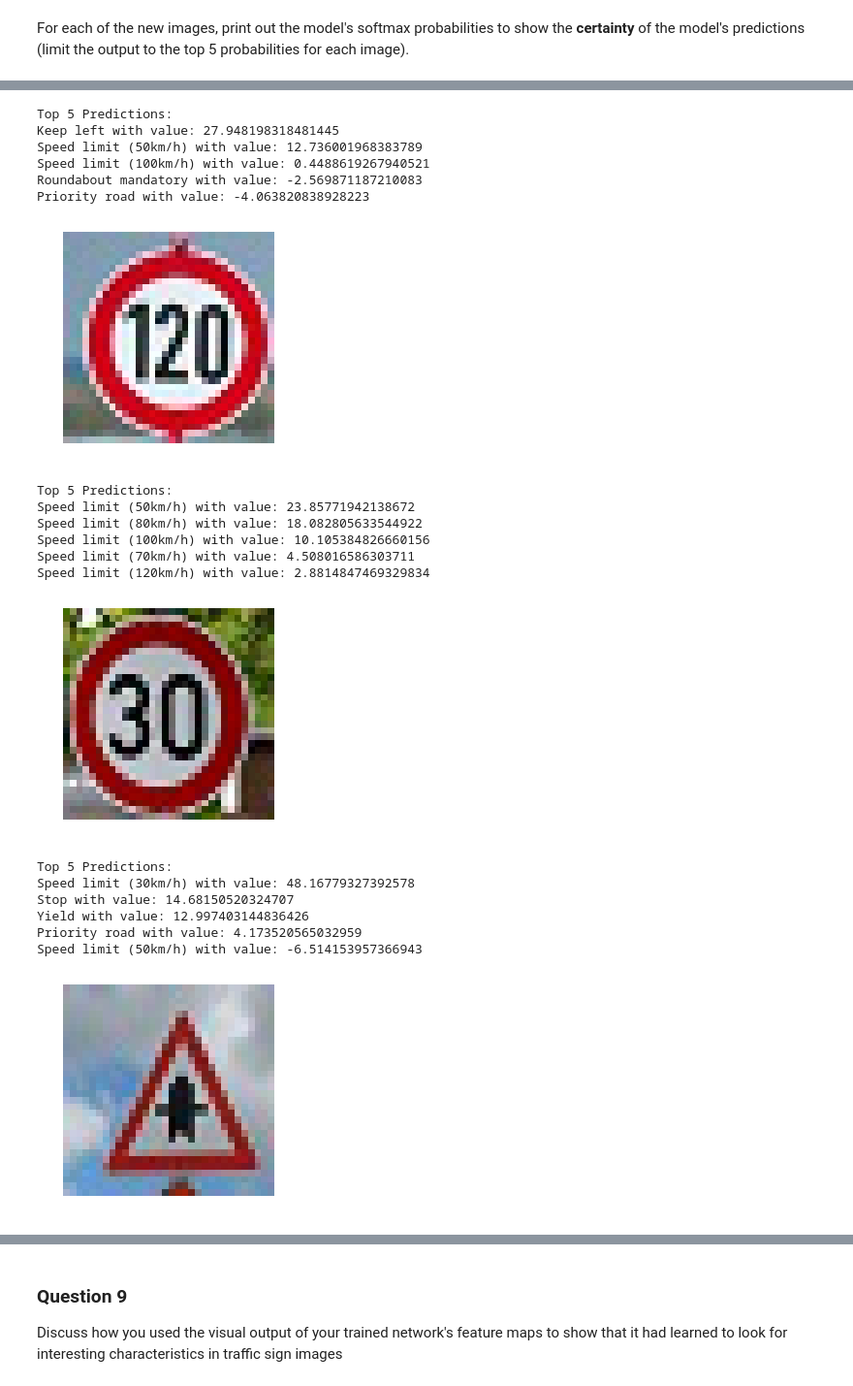
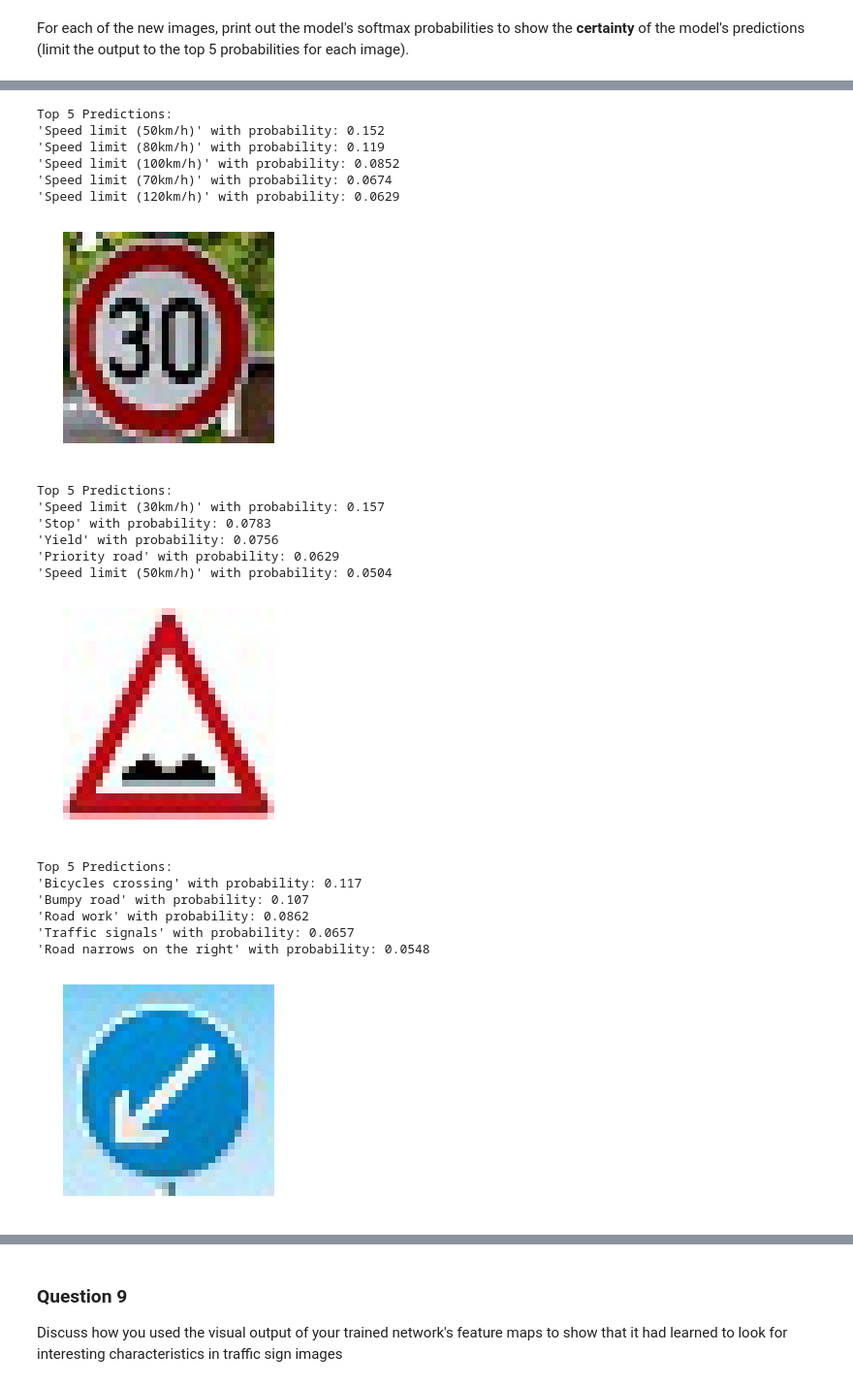
Before and after one commit to AryanJ-NYC/CarND-Traffic-Sign-Classifier-Project, a Jupyter notebook: Traffic_Sign_Classifier.ipynb, the cells around one changed output, grey strips where cells are left out. Shown at 97% size. Cells and saved outputs as stored; diff of their text form; code cells hidden in the pictures.

```diff
--- a/Traffic_Sign_Classifier.ipynb
+++ b/Traffic_Sign_Classifier.ipynb
@@ -456,12 +446,12 @@ BUMPY_ROAD = 22
 KEEP_LEFT = 39
 
 y_images = [
-    KEEP_LEFT,
     SPEED_LIMIT_120,
     SPEED_LIMIT_30,
-    RIGHT_OF_WAY,
+    BUMPY_ROAD,
+    KEEP_LEFT,
     NO_ENTRY,
-    BUMPY_ROAD
+    RIGHT_OF_WAY
 ]
 
 label_map = pd.read_csv('./signnames.csv')
@@ -534,19 +524,22 @@ The model is 66.67% accurate.
 For each of the new images, print out the model's softmax probabilities to show the **certainty** of the model's predictions (limit the output to the top 5 probabilities for each image).
 # %%
 ### Print out the top five softmax probabilities for the predictions on the German traffic sign images found on the web.
+from sklearn.preprocessing import normalize
 with tf.Session() as sess:
     for idx, result_logit in enumerate(result_logits):
         plt.imshow(X_images[idx])
         plt.axis('off')
         plt.show()
-        print('Top 5 Predictions:')
+        result_logit = normalize(result_logit.reshape(1, -1), norm='max', axis=1)[0]
 
         k = 5
-        top_k_predictions = tf.nn.top_k(result_logit, k)
+        print("Top {} Predictions:".format(k))
+        top_k_predictions = tf.nn.top_k(tf.nn.softmax(result_logit), k)
+
         top_k_predictions_indices = top_k_predictions[1].eval()
         top_k_predictions_probs = top_k_predictions[0].eval()
 
         for prediction_index, prediction_prob in zip(top_k_predictions_indices, top_k_predictions_probs):
             prediction_name = label_map['SignName'][prediction_index]
-            print("{} with value: {}".format(prediction_name, prediction_prob))
+            print("'{}' with probability: {:.3}".format(prediction_name, prediction_prob))
 # %% [output]
@@ -554,22 +547,22 @@ with tf.Session() as sess:
 Top 5 Predictions:
-Keep left with value: 27.948198318481445
-Speed limit (50km/h) with value: 12.736001968383789
-Speed limit (100km/h) with value: 0.4488619267940521
-Roundabout mandatory with value: -2.569871187210083
-Priority road with value: -4.063820838928223
+'Speed limit (50km/h)' with probability: 0.152
+'Speed limit (80km/h)' with probability: 0.119
+'Speed limit (100km/h)' with probability: 0.0852
+'Speed limit (70km/h)' with probability: 0.0674
+'Speed limit (120km/h)' with probability: 0.0629
-[figure, old version]
+[figure, new version]
 Top 5 Predictions:
-Speed limit (50km/h) with value: 23.85771942138672
-Speed limit (80km/h) with value: 18.082805633544922
-Speed limit (100km/h) with value: 10.105384826660156
-Speed limit (70km/h) with value: 4.508016586303711
-Speed limit (120km/h) with value: 2.8814847469329834
+'Speed limit (30km/h)' with probability: 0.157
+'Stop' with probability: 0.0783
+'Yield' with probability: 0.0756
+'Priority road' with probability: 0.0629
+'Speed limit (50km/h)' with probability: 0.0504
-[figure, old version]
+[figure, new version]
 Top 5 Predictions:
-Speed limit (30km/h) with value: 48.16779327392578
-Stop with value: 14.68150520324707
-Yield with value: 12.997403144836426
-Priority road with value: 4.173520565032959
-Speed limit (50km/h) with value: -6.514153957366943
+'Bicycles crossing' with probability: 0.117
+'Bumpy road' with probability: 0.107
+'Road work' with probability: 0.0862
+'Traffic signals' with probability: 0.0657
+'Road narrows on the right' with probability: 0.0548
-[figure, old version]
+[figure, new version]
 Top 5 Predictions:
```
Also changed, not shown: parts of 7 cells of this notebook, 1 other file.
